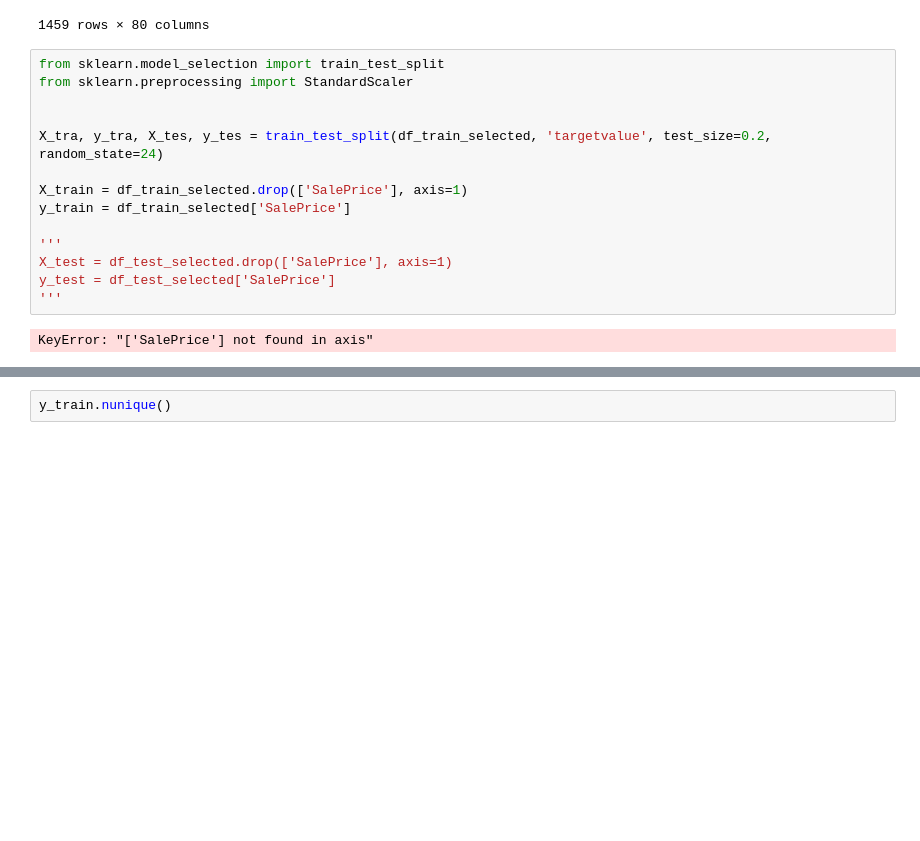
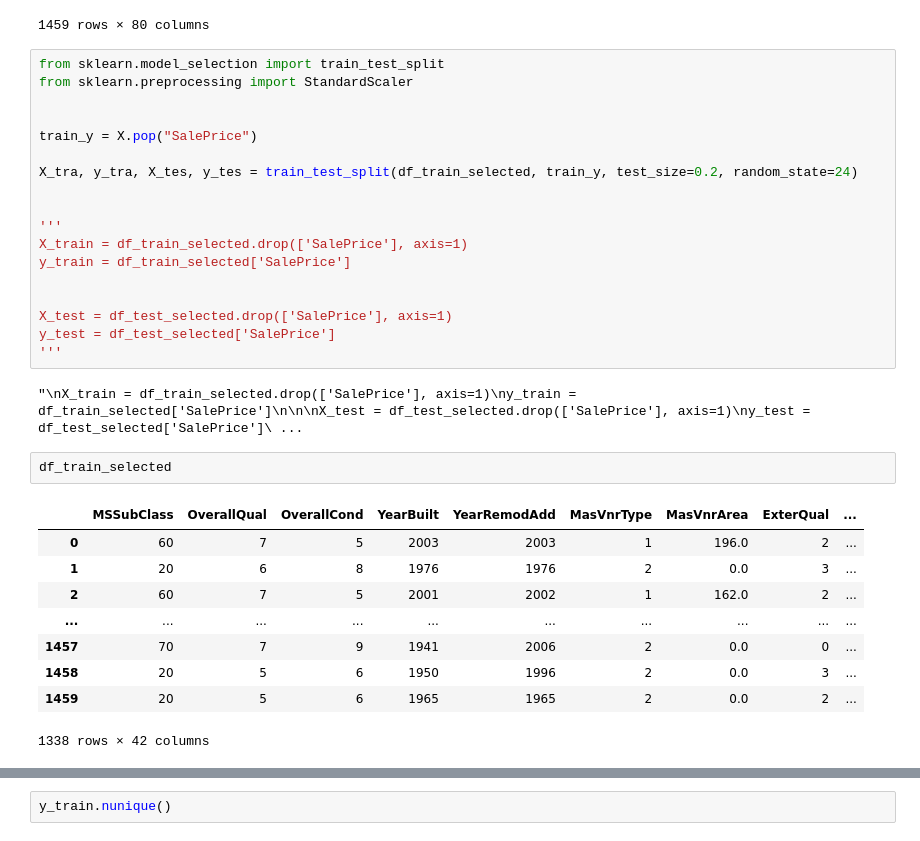
Before and after one commit to yunmokoo/Kaggle_Testing, a Jupyter notebook: housing-price-aug-16.ipynb, the cells around one changed output, grey strips where cells are left out. Cells and saved outputs as stored; diff of their text form; blank space fills up the shorter version.

```diff
--- a/housing-price-aug-16.ipynb
+++ b/housing-price-aug-16.ipynb
@@ -494,14 +505,30 @@ from sklearn.model_selection import train_test_split
 from sklearn.preprocessing import StandardScaler
 
 
-X_tra, y_tra, X_tes, y_tes = train_test_split(df_train_selected, 'targetvalue', test_size=0.2, random_state=24)
+train_y = X.pop("SalePrice")
 
+X_tra, y_tra, X_tes, y_tes = train_test_split(df_train_selected, train_y, test_size=0.2, random_state=24)
+
+
+'''
 X_train = df_train_selected.drop(['SalePrice'], axis=1)
 y_train = df_train_selected['SalePrice']
 
-'''
+
 X_test = df_test_selected.drop(['SalePrice'], axis=1)
 y_test = df_test_selected['SalePrice']
 '''
 # %% [output]
-KeyError: "['SalePrice'] not found in axis"
+"\nX_train = df_train_selected.drop(['SalePrice'], axis=1)\ny_train = df_train_selected['SalePrice']\n\n\nX_test = df_test_selected.drop(['SalePrice'], axis=1)\ny_test = df_test_selected['SalePrice']\ ...
+# %%
+df_train_selected
+# %% [output]
+|  | MSSubClass | OverallQual | OverallCond | YearBuilt | YearRemodAdd | MasVnrType | MasVnrArea | ExterQual | ... |
+| 0 | 60 | 7 | 5 | 2003 | 2003 | 1 | 196.0 | 2 | ... |
+| 1 | 20 | 6 | 8 | 1976 | 1976 | 2 | 0.0 | 3 | ... |
+| 2 | 60 | 7 | 5 | 2001 | 2002 | 1 | 162.0 | 2 | ... |
+| ... | ... | ... | ... | ... | ... | ... | ... | ... | ... |
+| 1457 | 70 | 7 | 9 | 1941 | 2006 | 2 | 0.0 | 0 | ... |
+| 1458 | 20 | 5 | 6 | 1950 | 1996 | 2 | 0.0 | 3 | ... |
+| 1459 | 20 | 5 | 6 | 1965 | 1965 | 2 | 0.0 | 2 | ... |
+1338 rows × 42 columns
```
Also changed, not shown: parts of 10 cells of this notebook.
